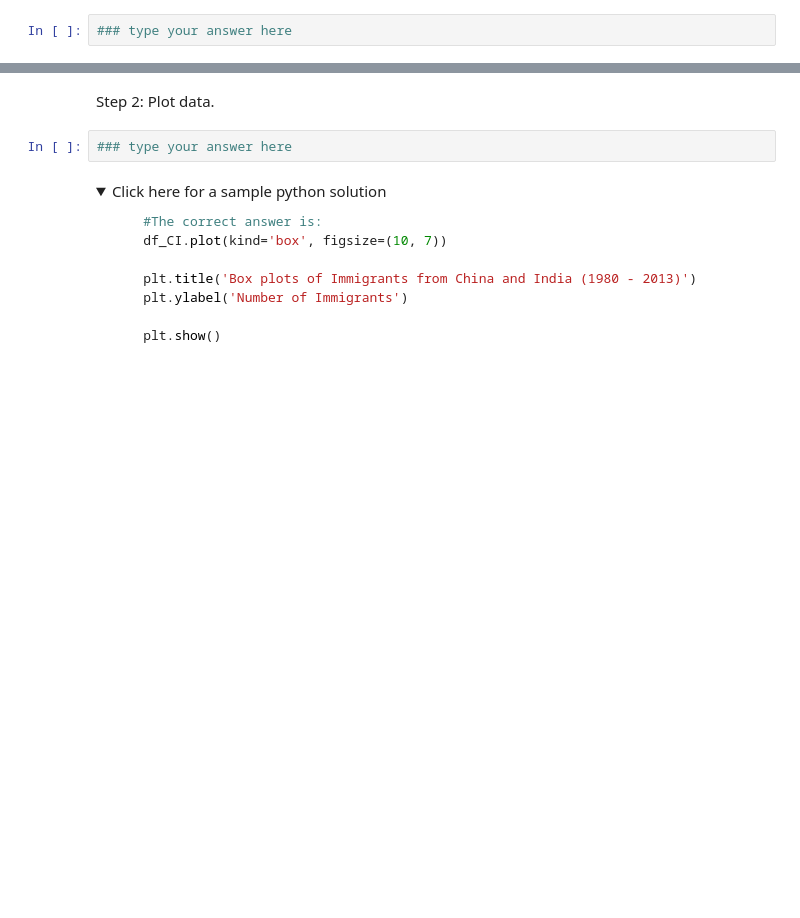
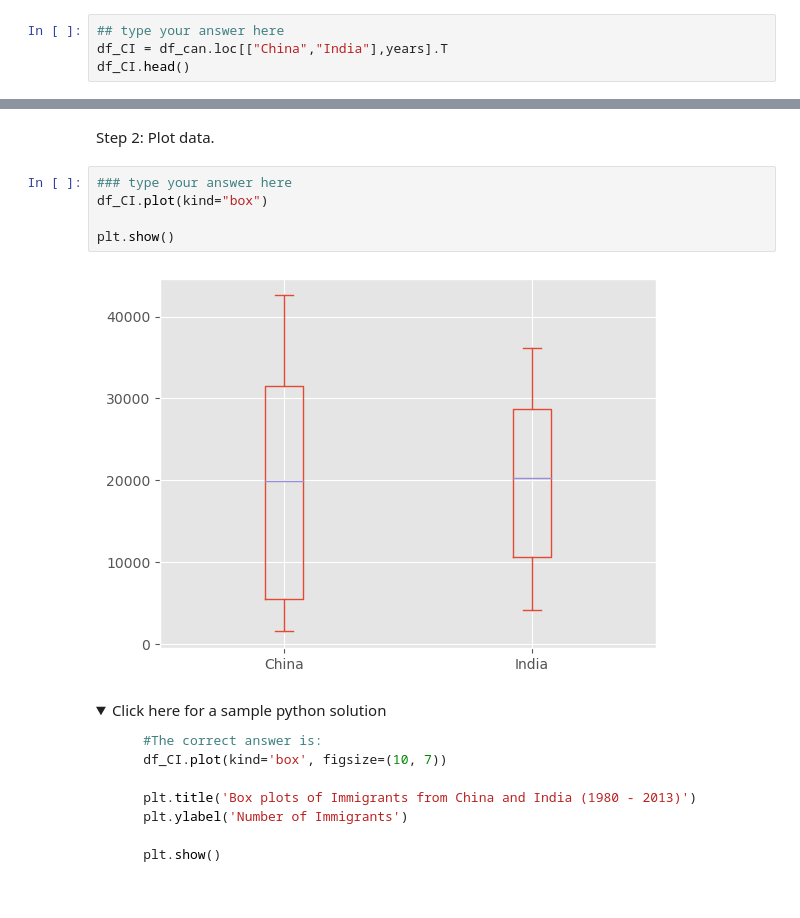
Before and after one commit to DurianDan/IBM-Data-Science-Professional-Certificate, a Jupyter notebook: 8_Data_Visualization_With_Python/week2/DV0101EN-Exercise-Pie-Charts-Box-Plots-Scatter-Plots-and-Bubble-Plots.jupyterlite.ipynb, the cells around one changed output, grey strips where cells are left out. Drawn from its saved outputs; the diff is of its cells as text; folded sections open; blank space fills up the shorter version.

```diff
--- a/8_Data_Visualization_With_Python/week2/DV0101EN-Exercise-Pie-Charts-Box-Plots-Scatter-Plots-and-Bubble-Plots.jupyterlite.ipynb
+++ b/8_Data_Visualization_With_Python/week2/DV0101EN-Exercise-Pie-Charts-Box-Plots-Scatter-Plots-and-Bubble-Plots.jupyterlite.ipynb
@@ -317,4 +340,6 @@ One of the key benefits of box plots is comparing the distribution of multiple d
 # %% [markdown]
 Step 1: Get the dataset for China and India and call the dataframe **df_CI**.
 # %%
-### type your answer here
+## type your answer here
+df_CI = df_can.loc[["China","India"],years].T
+df_CI.head()
@@ -345,6 +389,11 @@ Let's view the percentiles associated with both countries using the `describe()`
 Step 2: Plot data.
 # %%
 ### type your answer here
+df_CI.plot(kind="box")
+
+plt.show()
+# %% [output]
+[figure, added]
 # %% [markdown]
 <details><summary>Click here for a sample python solution</summary>
 
```
Also changed, not shown: parts of 25 cells of this notebook.
